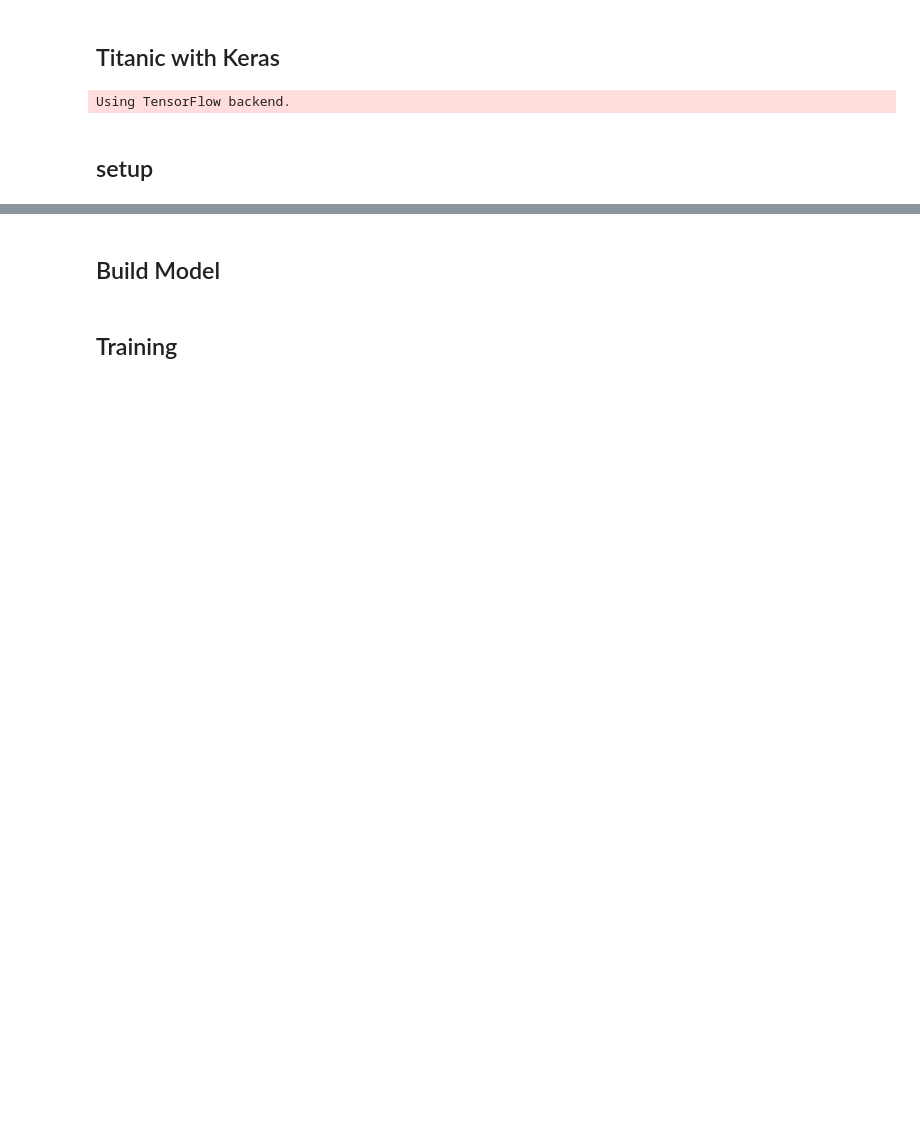
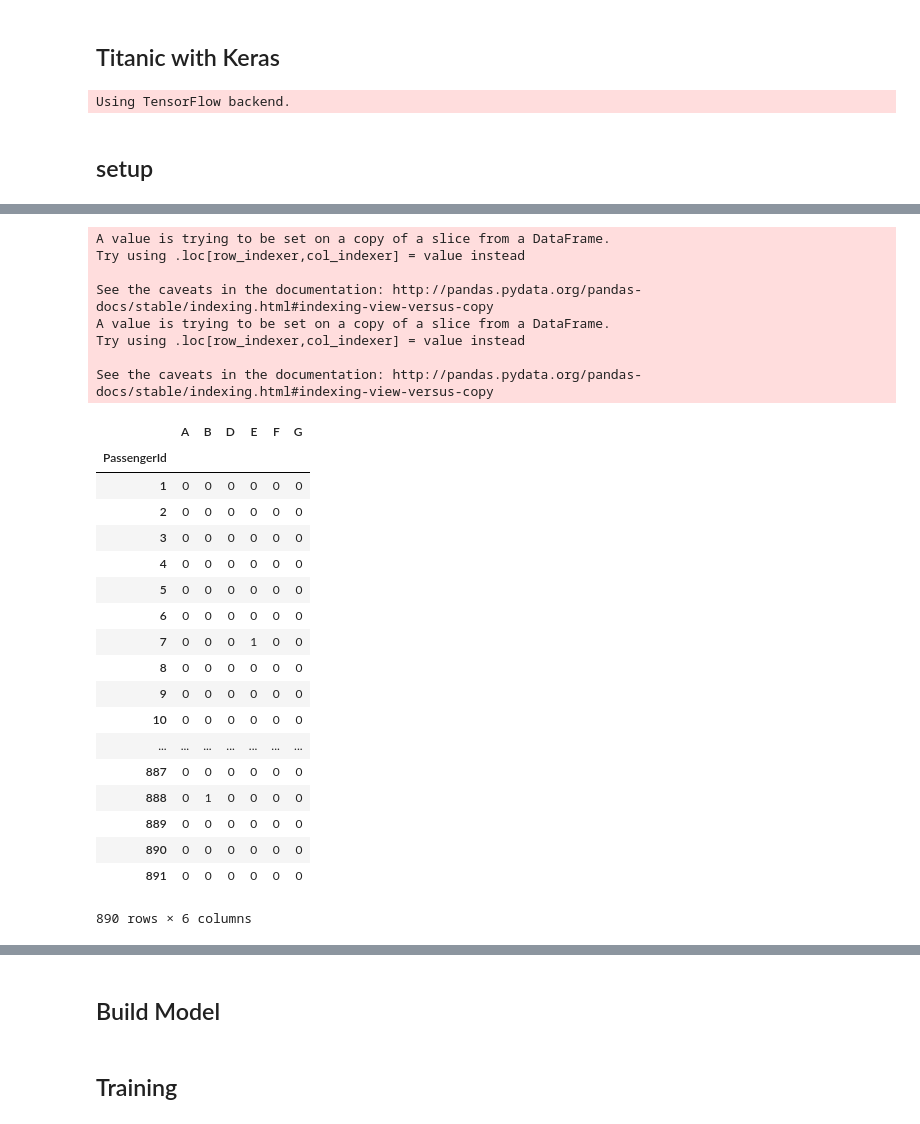
Before and after one commit to tsu-nera/kaggle, a Jupyter notebook: titanic/titanic-keras-nn2.ipynb, the cells around one changed output, grey strips where cells are left out. Saved outputs shown, nothing was run; the diff lists cells and outputs as text; code cells hidden in the pictures; blank space fills up the shorter version.

```diff
--- a/titanic/titanic-keras-nn2.ipynb
+++ b/titanic/titanic-keras-nn2.ipynb
@@ -23,0 +52,18 @@ tdata = test_data[['Pclass','Sex','Age','SibSp','Parch']]
+# %%
+## 女性、男性、子供ごとに分割
+Sex = pd.get_dummies(data['Sex']).drop('male',axis=1)
+tSex = pd.get_dummies(tdata['Sex']).drop('male',axis=1)
+
+def male_female_child(passenger):
+    age,sex = passenger
+    if np.isnan(age):
+        age = 30
+    if age < 16:
+        return 'child'
+    else:
+        return sex
+
+data['person'] = data[['Age','Sex']].apply(male_female_child,axis=1)
+Age_cat = pd.get_dummies(data['person']).drop('child',axis=1)
+tdata['person'] = tdata[['Age','Sex']].apply(male_female_child,axis=1)
+tAge_cat = pd.get_dummies(tdata['person']).drop('child',axis=1)
@@ -24 +106,41 @@ tdata = test_data[['Pclass','Sex','Age','SibSp','Parch']]
+# %%
+def get_level(deck):
+    if pd.isnull(deck):
+        deck = 'CXX'
+    return deck[0]
+
+data['Level'] = data.Cabin.apply(get_level)
+tdata['Level'] = tdata.Cabin.apply(get_level)
+
+data = data[data.Level != 'T']
+Level = pd.get_dummies(data['Level']).drop('C',axis=1)
+tLevel = pd.get_dummies(tdata['Level']).drop('C',axis=1)
+# %% [output]
+A value is trying to be set on a copy of a slice from a DataFrame.
+Try using .loc[row_indexer,col_indexer] = value instead
+
+See the caveats in the documentation: http://pandas.pydata.org/pandas-docs/stable/indexing.html#indexing-view-versus-copy
+A value is trying to be set on a copy of a slice from a DataFrame.
+Try using .loc[row_indexer,col_indexer] = value instead
+
+See the caveats in the documentation: http://pandas.pydata.org/pandas-docs/stable/indexing.html#indexing-view-versus-copy
+|  | A | B | D | E | F | G |
+| PassengerId |  |  |  |  |  |  |
+| 1 | 0 | 0 | 0 | 0 | 0 | 0 |
+| 2 | 0 | 0 | 0 | 0 | 0 | 0 |
+| 3 | 0 | 0 | 0 | 0 | 0 | 0 |
+| 4 | 0 | 0 | 0 | 0 | 0 | 0 |
+| 5 | 0 | 0 | 0 | 0 | 0 | 0 |
+| 6 | 0 | 0 | 0 | 0 | 0 | 0 |
+| 7 | 0 | 0 | 0 | 1 | 0 | 0 |
+| 8 | 0 | 0 | 0 | 0 | 0 | 0 |
+| 9 | 0 | 0 | 0 | 0 | 0 | 0 |
+| 10 | 0 | 0 | 0 | 0 | 0 | 0 |
+| ... | ... | ... | ... | ... | ... | ... |
+| 887 | 0 | 0 | 0 | 0 | 0 | 0 |
+| 888 | 0 | 1 | 0 | 0 | 0 | 0 |
+| 889 | 0 | 0 | 0 | 0 | 0 | 0 |
+| 890 | 0 | 0 | 0 | 0 | 0 | 0 |
+| 891 | 0 | 0 | 0 | 0 | 0 | 0 |
+890 rows × 6 columns
 # %%
```
Also changed, not shown: parts of 9 cells of this notebook, 3 other files.
